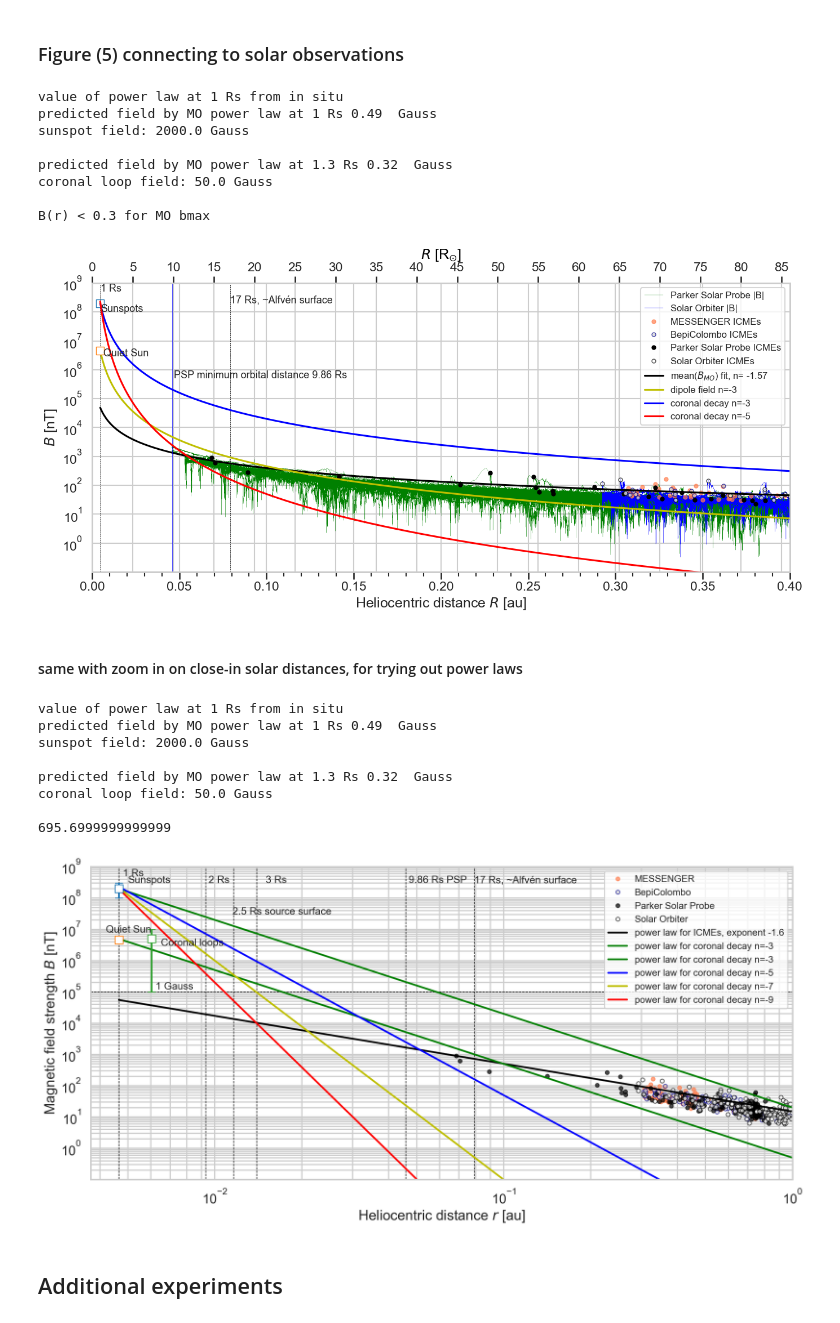
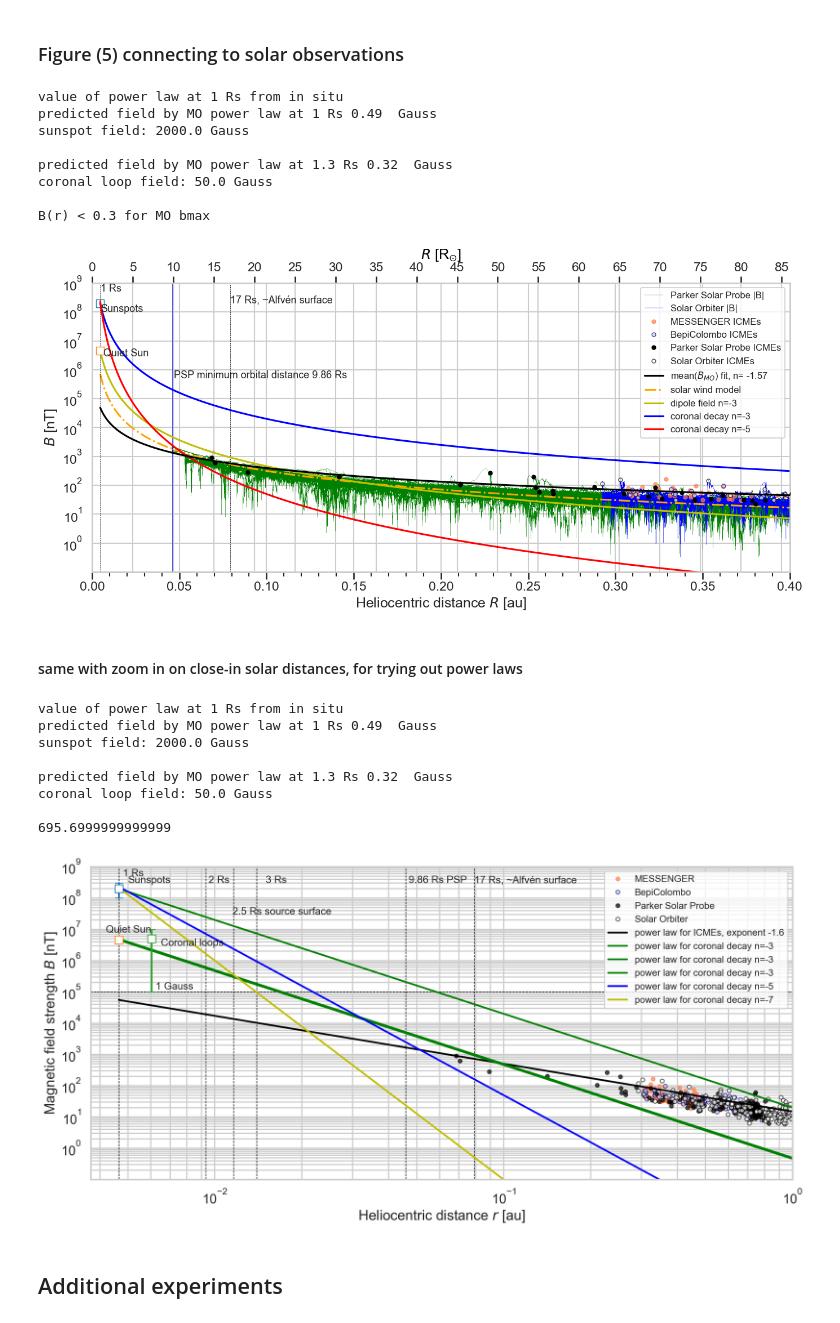
Before and after one commit to cmoestl/icmecat_paper_2025, a Jupyter notebook: moestl_icmecat_results.ipynb, the cells around one changed output. Cells and saved outputs as stored; diff of their text form; code cells hidden in the pictures.

```diff
--- a/moestl_icmecat_results.ipynb
+++ b/moestl_icmecat_results.ipynb
@@ -833,0 +1059,29 @@ Parameters a and b, y = a x^b: [14.9228 -1.5305]
+# %%
+#Mann 2023 radial Btot solar wind model Parker 1958, from Mariani and Neubauer 1990
+
+#equation 16
+#units solar radii R
+fitxrs=np.linspace(1*rs,5.5,num=10000)/rs
+b0sw=(2.51+0.78)/2*1e5  #parameters B0 is in Gauss, Mann+ 2023  range 0.78−2.51 nT , use mean
+print(b0sw*1e-5)
+asw=1.538
+Brsw=b0sw*fitxrs/((asw**2+fitxrs**2)**(3/2))
+
+#equation 8
+Brsw2=(6/fitxrs**3+1.18/fitxrs**2)*1e5
+
+
+fig=plt.figure(5,figsize=(12,10),dpi=100)
+ax=plt.subplot(211)
+ax.plot(rmean,bmean,'ok', markersize=0.5)
+ax.plot(rmean,bmean,'or', markersize=0.5)
+ax.set_yscale('log')
+ax.set_xlim(0,0.3)
+ax.set_ylim(1e1,1e6)
+
+ax.plot(psp.r,psp.bt,'-g',linewidth=0.2, label='Parker Solar Probe |B|')
+ax.plot(fitx,Brsw,'k',label='solar wind model 1')
+ax.plot(fitx,Brsw2,'k',linestyle='-.',label='solar wind model 2')
+
+ax.plot(fitx,powerlaw(fitx,param[0],param[1]),'-b',label='MO Bmean')
+ax.legend()
@@ -1002,7 +1292,7 @@ ax.plot(solo.r,solo.bt,'-b',linewidth=0.2, label='Solar Orbiter |B|')
 
 ax.plot(ic.mo_sc_heliodistance[imes],ic.mo_bmean[imes],'o',c='coral', alpha=al,ms=ms,label='MESSENGER ICMEs')
 ax.plot(ic.mo_sc_heliodistance[ibep],ic.mo_bmean[ibep],'o',c='darkblue',markerfacecolor='lightgrey', alpha=al,ms=ms,label='BepiColombo ICMEs')
-ax.plot(ic.mo_sc_heliodistance[ipsp],ic.mo_bmean[ipsp],'o',c='black', alpha=1.0,ms=ms, label='Parker Solar Probe ICMEs')
+ax.plot(ic.mo_sc_heliodistance[ipsp],ic.mo_bmean[ipsp],'o',c='black', alpha=1.0,ms=ms, label='Parker Solar Probe ICMEs',zorder=3)
 ax.plot(ic.mo_sc_heliodistance[isol],ic.mo_bmean[isol],'o',c='black', markerfacecolor='white',alpha=al,ms=ms, label='Solar Orbiter ICMEs')
 
 #ax3.set_xscale('log')
@@ -1031,18 +1321,22 @@ ax1.patch.set_visible(True)
 
 ######################## plot power law from fits, #param is the bmean fit
 
-ax.plot(fitx,powerlaw(fitx,param[0],param[1]),'-k',label='mean($B_{MO}$) fit, n= -1.57')
+ax.plot(fitx,powerlaw(fitx,param[0],param[1]),'-k',label='mean($B_{MO}$) fit, n= -1.57', zorder=3)
 #with errors 3 std
 #ax3.plot(fitx,powerlaw(fitx,param[0]-3*perr[0],fit_lm[0][1])-3*perr[0],'--k',alpha=0.5)
 #ax3.plot(fitx,powerlaw(fitx,param[0]+3*perr[0],fit_lm[0][1])+3*perr[0],'--k',alpha=0.5)
 
+
+########### solar wind model
+
+ax.plot(fitx,Brsw2,color='orange',linestyle='-.',label='solar wind model')
 
 ########################## add solar data points
 
 gauss=1e5 #1 Gauss= 10^5 nT
 #sunspot field strength at 1 solar radii
 #https://link.springer.com/article/10.1007/s11207-006-0265-4
-#average 2000 Gauss
+#average 2000 Gauss, or 0.2 Tesla, or 2 x 10^8 nT
 
 sunspot_dist=const.R_sun/const.au #1 Rs correct
 sunspot_b=2000*gauss              #general value for ARs fine?
@@ -1056,8 +1350,6 @@ ax.plot(sunspot_dist,sunspot_b,marker='s', markerfacecolor='white',markersize='1
 #ax.plot(coronal_dist,coronal_b,marker='s', markerfacecolor='white',markersize='10')
 
 #quiet sun 46 Gauss
-#https://iopscience.iop.org/article/10.3847/2041-8213/ac0af2#:~:text=On%20average%2C%20the%20quiet%2DSun,a%20strength%20of%2046%20G.
-
 quiet_dist1=1*rs   #1 Rs correct
 quiet_b1=46*gauss
 ax.errorbar(quiet_dist1,quiet_b1,yerr=0,marker='s', markerfacecolor='white',markersize='10',capsize=5)
@@ -1186,34 +1478,34 @@ ax.plot(fitx,powerlaw(fitx,const3,n5),'-r',label='coronal decay n=-5')
 annotfs=13
 
 ax.annotate('PSP minimum orbital distance 9.86 Rs',xy=(psp_min+0.001,5*1e5),xycoords='data',fontsize=annotfs,ha='left')
 #ax.annotate('3 Rs',xy=(0.015,3*1e4),xycoords='data',fontsize=annotfs,ha='left')
 ax.annotate('1 Rs',xy=(0.0048,5*1e8),xycoords='data',fontsize=annotfs,ha='left')
 ax.annotate('17 Rs, ~Alfvén surface',xy=(17*rs,2*1e8),xycoords='data',fontsize=annotfs,ha='left')
 ax.annotate('Sunspots',xy=(0.005,1e8),xycoords='data',fontsize=annotfs,ha='left',zorder=2)
 #ax.annotate('Coronal loops',xy=(0.0065,3*1e6),xycoords='data',fontsize=annotfs,ha='left')
 ax.annotate('Quiet Sun',xy=(0.0065,3*1e6),xycoords='data',fontsize=annotfs,ha='left')
 
 ax.legend(fontsize=12,facecolor='white')
 
 ax.xaxis.set_minor_locator(MultipleLocator(0.01))
 ax.tick_params(which="both", bottom=True)
 #ax.set_minor_grid('off')
 ax.grid(False, which='minor')
 
 plt.tight_layout()
 
 plt.savefig('results/fig5_br_mo_zoom.png', dpi=300,bbox_inches='tight')
 plt.savefig('results/fig5_br_mo_zoom.pdf', dpi=300,bbox_inches='tight')
 # %% [output]
 value of power law at 1 Rs from in situ
 predicted field by MO power law at 1 Rs 0.49  Gauss
 sunspot field: 2000.0 Gauss
 
 predicted field by MO power law at 1.3 Rs 0.32  Gauss
 coronal loop field: 50.0 Gauss
 
 B(r) < 0.3 for MO bmax
-[figure, old version]
+[figure, new version]
 # %% [markdown]
 #### same with zoom in on close-in solar distances, for trying out power laws
 # %%
@@ -1331,6 +1623,9 @@ ax.annotate('Quiet Sun',xy=(0.0042,80*gauss),xycoords='data',fontsize=annotfs,ha
 ax.annotate('1 Gauss',xy=(1.3*0.0048,1.2*1e5),xycoords='data',fontsize=annotfs,ha='left')
 
 
+########## solar wind model
+ax.plot(fitx,powerlaw(fitx,const_quiet1,n3),'-g',label='power law for coronal decay n=-3')
+
 
 #try out powerlaw from 1 Rs with -1, -2, -3 decay index n
 
@@ -1340,6 +1635,9 @@ n2=-2
 #start from quiet Sun
 n3=-3
 const_quiet1=0.5
+
+#n35=-3.5
+#const_quiet1=0.03
 ax.plot(fitx,powerlaw(fitx,const_quiet1,n3),'-g',label='power law for coronal decay n=-3')
 
 
@@ -1355,9 +1653,9 @@ n7=-7
 const2=1e-8
 ax.plot(fitx,powerlaw(fitx,const2,n7),'-y',label='power law for coronal decay n=-7')
 
-n9=-9
-const2=2*1e-13
-ax.plot(fitx,powerlaw(fitx,const2,n9),'-r',label='power law for coronal decay n=-9')
+#n9=-9
+#const2=2*1e-13
+#ax.plot(fitx,powerlaw(fitx,const2,n9),'-r',label='power law for coronal decay n=-9')
 
 
 
@@ -1419,7 +1717,7 @@ predicted field by MO power law at 1.3 Rs 0.32  Gauss
 coronal loop field: 50.0 Gauss
 
 695.6999999999999
-[figure, old version]
+[figure, new version]
 # %% [markdown]
 ## Additional experiments
 # %% [markdown]
```
Also changed, not shown: parts of 16 cells of this notebook, 1 other file.
